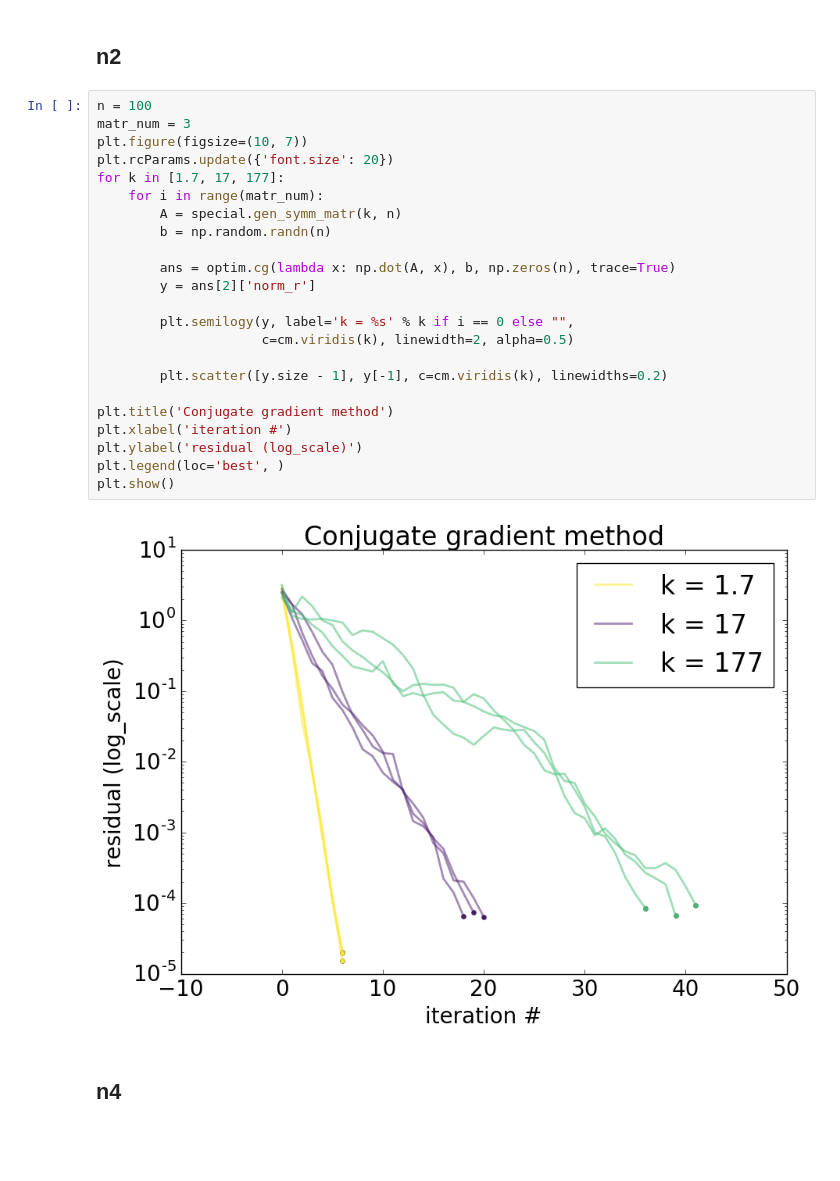
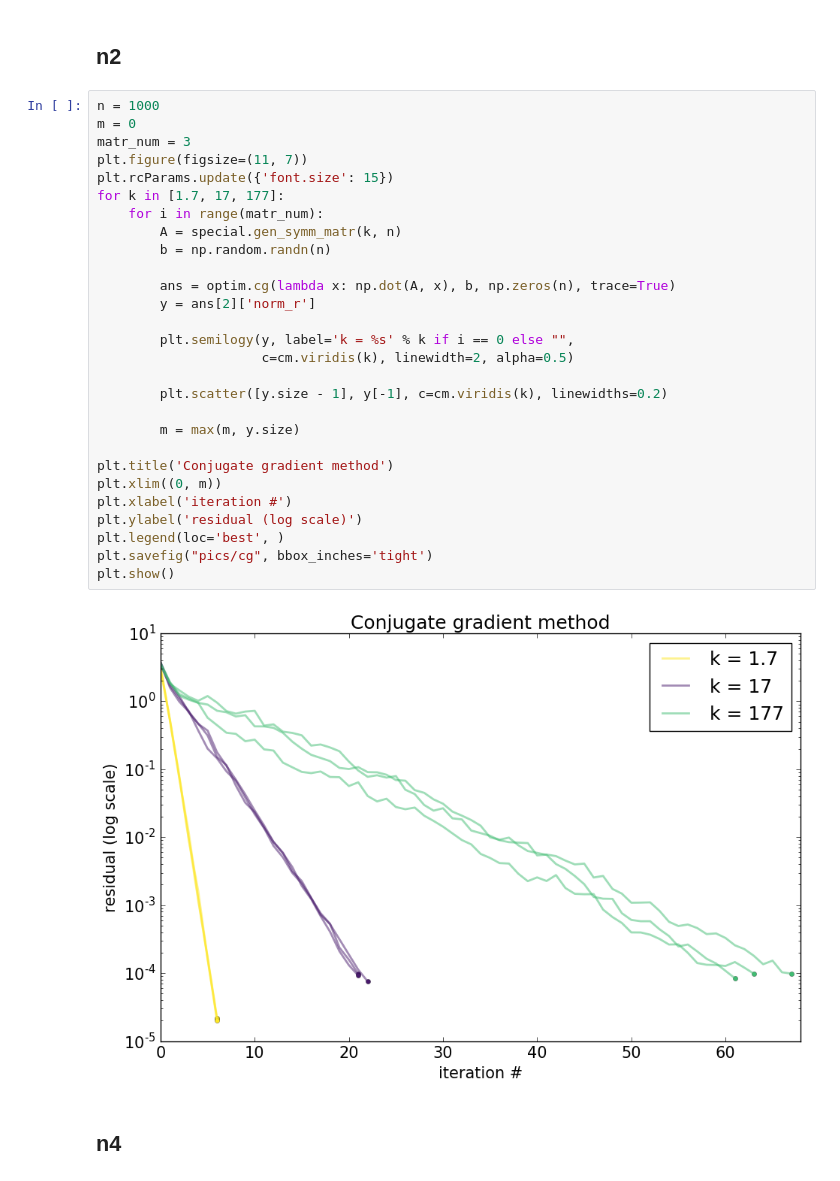
Before and after one commit to ospanoff/MMP_magistracy, a Jupyter notebook: MOMO/n2/task.ipynb, the cells around one changed output. Cells and saved outputs as stored; diff of their text form; blank space fills up the shorter version.

```diff
--- a/MOMO/n2/task.ipynb
+++ b/MOMO/n2/task.ipynb
@@ -14,30 +14,35 @@ import numpy as np
 # %% [markdown]
 ## n2
 # %%
-n = 100
+n = 1000
+m = 0
 matr_num = 3
-plt.figure(figsize=(10, 7))
-plt.rcParams.update({'font.size': 20})
+plt.figure(figsize=(11, 7))
+plt.rcParams.update({'font.size': 15})
 for k in [1.7, 17, 177]:
     for i in range(matr_num):
         A = special.gen_symm_matr(k, n)
         b = np.random.randn(n)
 
         ans = optim.cg(lambda x: np.dot(A, x), b, np.zeros(n), trace=True)
         y = ans[2]['norm_r']
 
         plt.semilogy(y, label='k = %s' % k if i == 0 else "",
                      c=cm.viridis(k), linewidth=2, alpha=0.5)
 
         plt.scatter([y.size - 1], y[-1], c=cm.viridis(k), linewidths=0.2)
 
+        m = max(m, y.size)
+
 plt.title('Conjugate gradient method')
+plt.xlim((0, m))
 plt.xlabel('iteration #')
-plt.ylabel('residual (log_scale)')
+plt.ylabel('residual (log scale)')
 plt.legend(loc='best', )
+plt.savefig("pics/cg", bbox_inches='tight')
 plt.show()
 # %% [output]
-[figure, old version]
+[figure, new version]
 # %% [markdown]
 ## n4
 # %%
```
Also changed, not shown: parts of 13 cells of this notebook, 12 other files.
